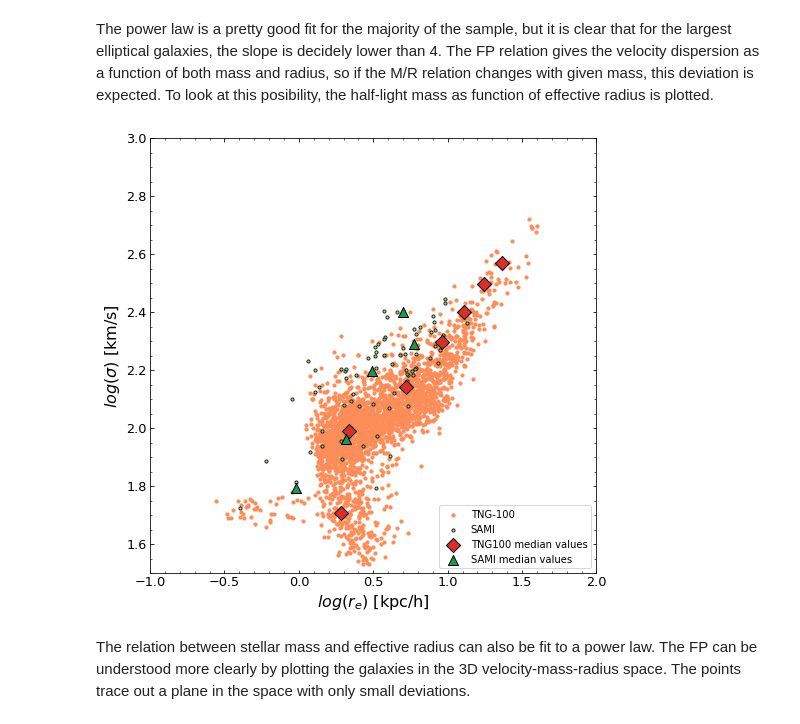
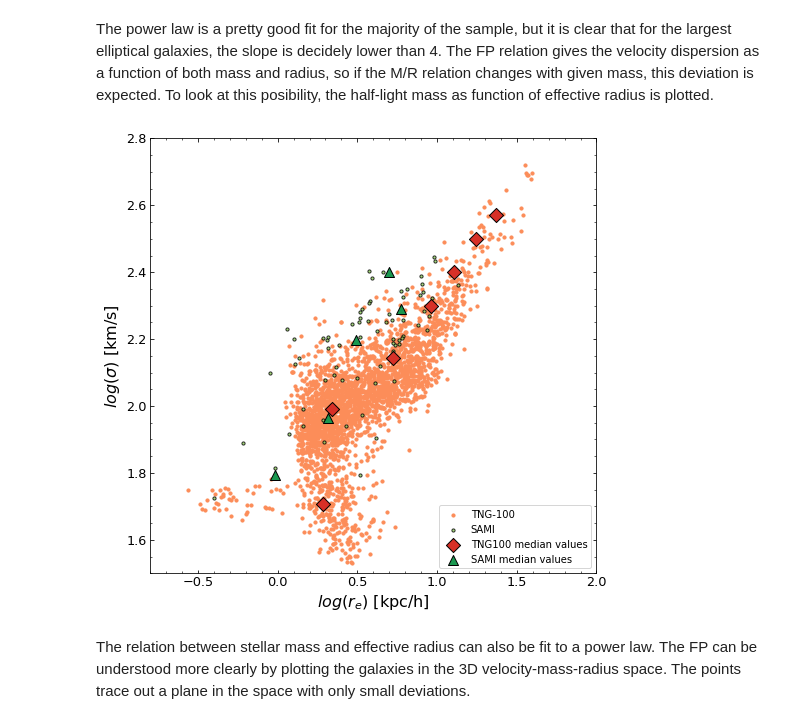
Before and after one commit to choisant/illustris-project, a Jupyter notebook: src/FP.ipynb, the cells around one changed output. Drawn from its saved outputs; the diff is of its cells as text; code cells hidden in the pictures.

```diff
--- a/src/FP.ipynb
+++ b/src/FP.ipynb
@@ -85,17 +85,17 @@ The power law is a pretty good fit for the majority of the sample, but it is cle
 # %%
 fig3, axs3 = plt.subplots(nrows = 1, ncols = 1, figsize = (8,8))
 data_log.plot.scatter(x="SubhaloHalfmassRadStellar_2D", y="SubhaloVelDisp", s=10, label = "TNG-100", alpha=1, color="#fc8d59", ax = axs3)
 sami_log.plot.scatter(x="r_e_circ", y = "sigma_re",s=10, label = "SAMI", alpha=0.8, color="#91cf60", edgecolors = "black", ax = axs3)
 
 mx_TNG3, my_TNG3 = il.stats.median_values(data, "tng", "SubhaloHalfmassRadStellar", "SubhaloVelDisp", ymin=10, ymax=400)
 axs3.scatter(np.log10(mx_TNG3), np.log10(my_TNG3), marker='D', s=100, color="#d73027", edgecolors = "black", label = "TNG100 median values")
 
 mx_S3, my_S3 = il.stats.median_values(sami, "sami", "r_e_circ", "sigma_re", ymin=10, ymax=400)
 axs3.scatter(np.log10(mx_S3), np.log10(my_S3), marker='^', s=100, color="#1a9850", edgecolors = "black", label = "SAMI median values")
-il.formatplot.R_VD(ax=axs3)
+il.formatplot.R_VD(ax=axs3, x0 = -0.8, y1 = 2.8)
 plt.savefig("../fig/results_sigma_radius_FP.png", dpi=300)
 # %% [output]
-[figure, old version]
+[figure, new version]
 # %% [markdown]
 The relation between stellar mass and effective radius can also be fit to a power law. The FP can be understood more clearly by plotting the galaxies in the 3D velocity-mass-radius space. The points trace out a plane in the space with only small deviations.
 # %%
```
